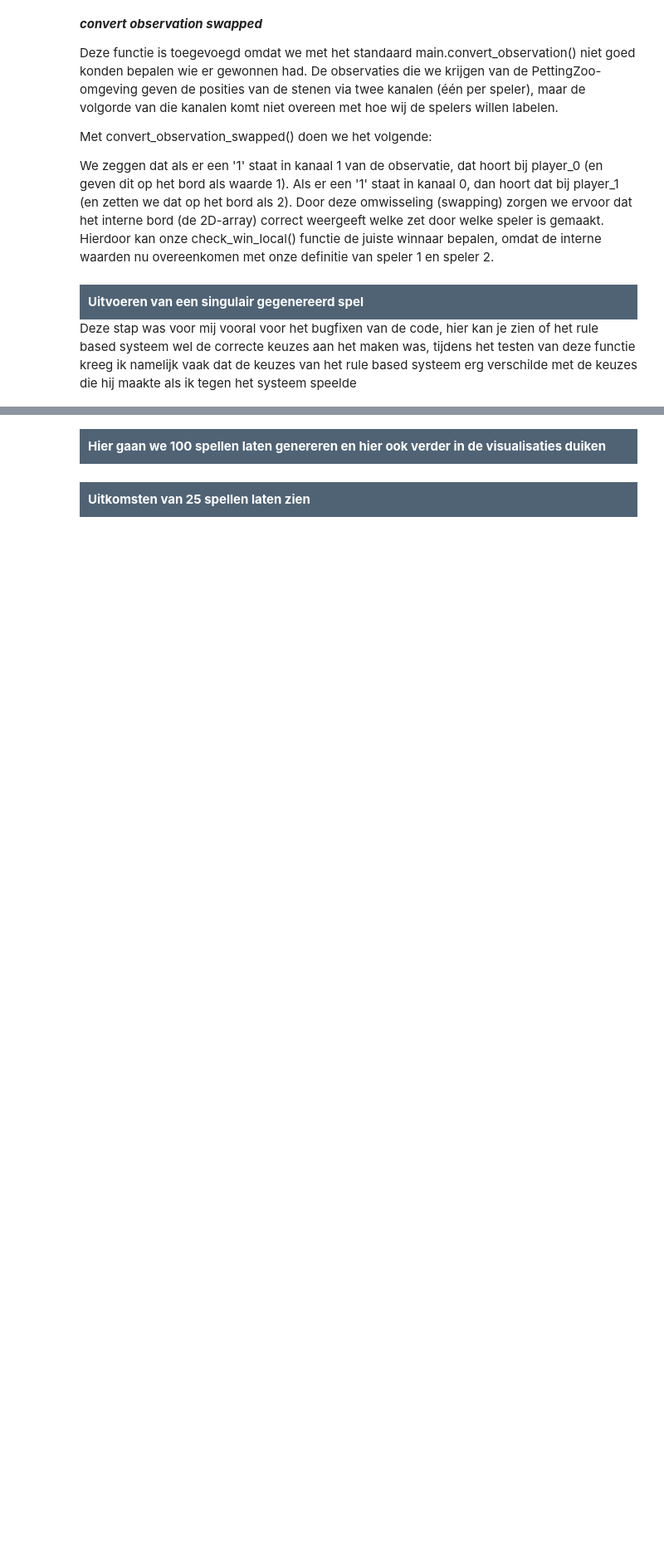
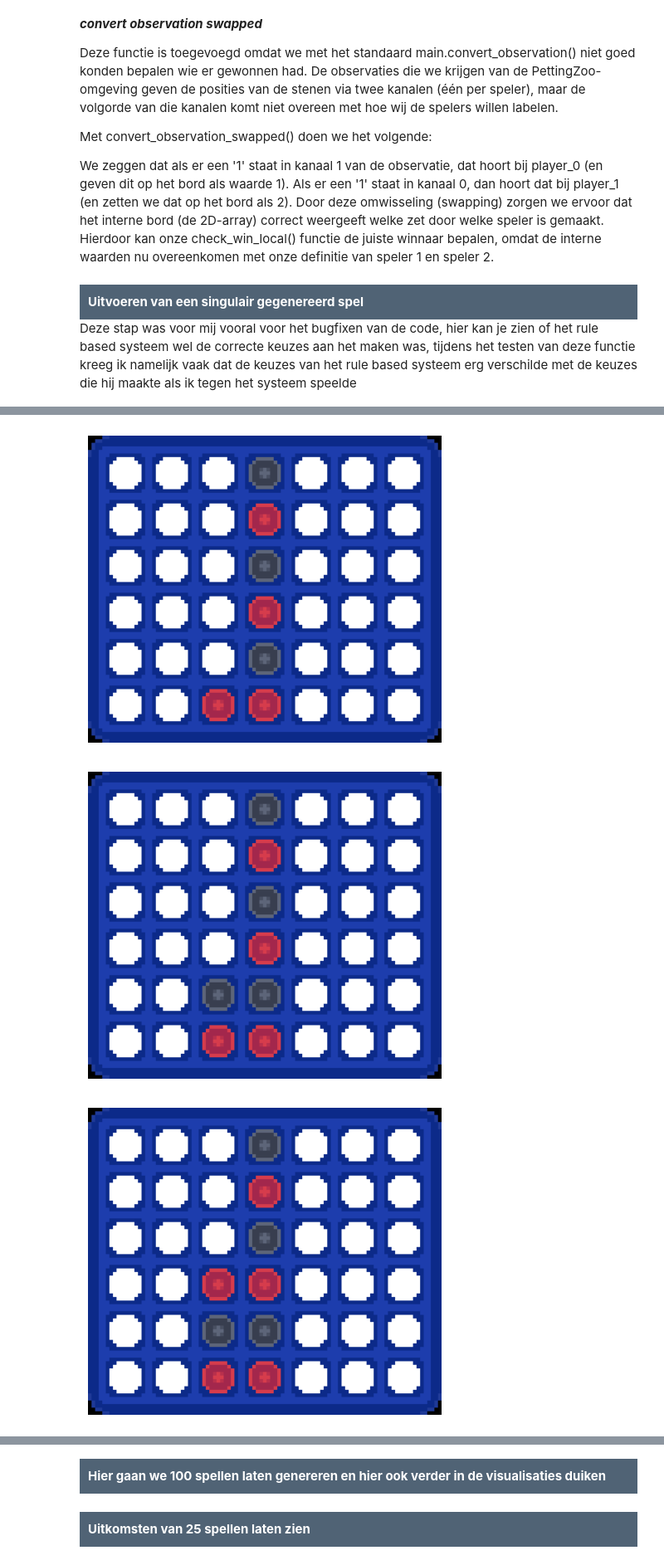
Before and after one commit to RogierHHS/Autonomous-Systems, a Jupyter notebook: Portfolio Autonomous Systems-checkpoint.ipynb, the cells around one changed output, grey strips where cells are left out. Shown at 83% size. Cells and saved outputs as stored; diff of their text form; code cells hidden in the pictures; blank space fills up the shorter version.

```diff
--- a/Portfolio Autonomous Systems-checkpoint.ipynb
+++ b/Portfolio Autonomous Systems-checkpoint.ipynb
@@ -478,0 +362,3 @@ NameError: name 'convert_observation_swapped' is not defined
+# %%
+display_single_game()
+# %% [output]
@@ -478,0 +373,3 @@ NameError: name 'convert_observation_swapped' is not defined
+[figure, added]
+[figure, added]
+[figure, added]
```
Also changed, not shown: parts of 10 cells of this notebook, 1 other file.
